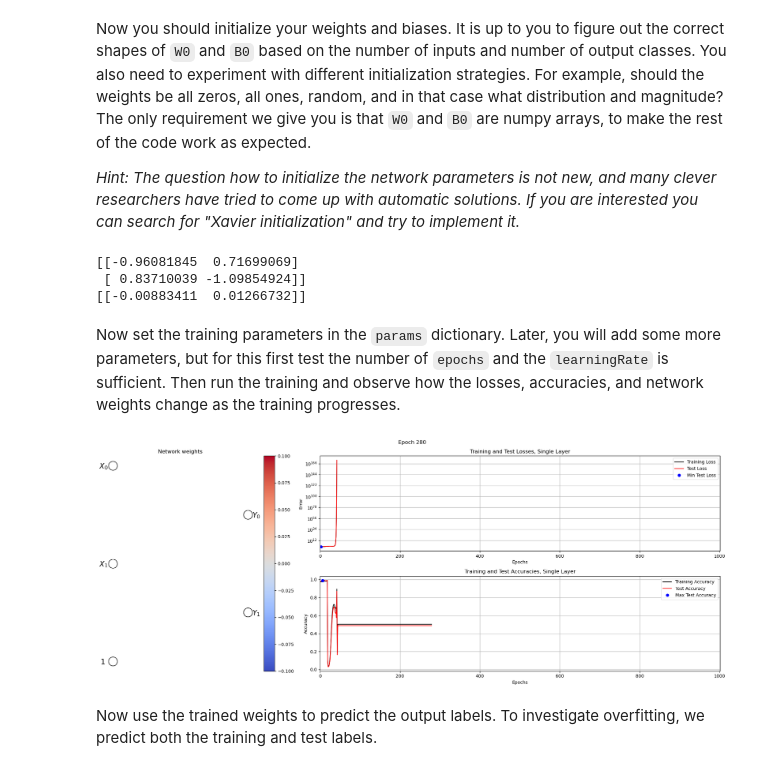
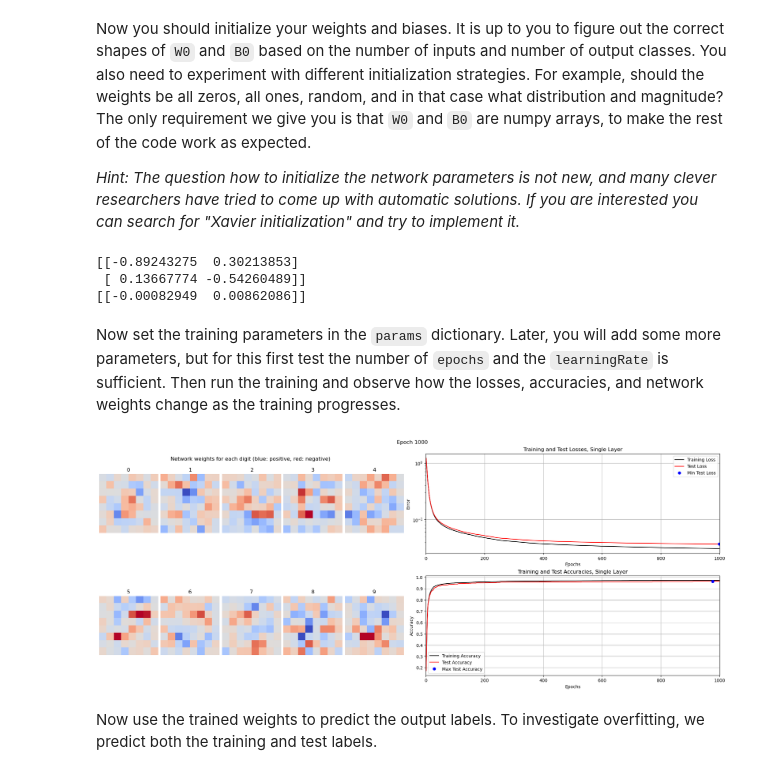
Before and after one commit to OliverGreen27/NNLabs, a Jupyter notebook: LabCode/A1_Supervised/main2_SingleLayer.ipynb, the cells around one changed output. Saved outputs shown, nothing was run; the diff lists cells and outputs as text; code cells hidden in the pictures.

```diff
--- a/LabCode/A1_Supervised/main2_SingleLayer.ipynb
+++ b/LabCode/A1_Supervised/main2_SingleLayer.ipynb
@@ -113,9 +113,9 @@ def backward(W, B, X, Y, D, useTanhOutput=False):
     # --------------------------------------------
 
     # Calculate gradients
-    GradW = -2/N * ((Y-D)*(1-Y**2)).T@X
+    GradW = -2/N * ((D-Y)*(1-Y**2)).T@X
     #GradW = -(Y-D).T@X / N# Använd D här!
-    GradB = np.sum((Y-D)*(1-Y**2), axis=0, keepdims=True) / N # Denna är inte heller rätt
+    GradB = -2/N * np.sum((D-Y)*(1-Y**2), axis=0, keepdims=True) # Denna är inte heller rätt
     #GradB = B@(D-Y) / N
     #print(B.shape)
     #print(Y.shape)
@@ -156,7 +156,7 @@ def update(W, B, GradW, GradB, params):
     # --------------------------------------------
     # === Your code here =========================
     # --------------------------------------------
-    W = W - LR * GradW
+    W = W - LR * GradW.T
     B = B - LR * GradB
 
     # ============================================
@@ -192,8 +192,10 @@ def trainSingleLayer(XTrain, DTrain, XTest, DTest, W0, B0, params, plotProgress=
     # Initialize variables
     metrics = {keys:np.zeros(params["epochs"]+1) for keys in ["lossTrain", "lossTest", "accTrain", "accTest"]}
 
+    params["useTanhOutput"] = True
+
     if "useTanhOutput" not in params:
-        params["useTanhOutput"] = True
+        params["useTanhOutput"] = False
 
     nTrain = XTrain.shape[0]
     nTest  = XTest.shape[0]
@@ -259,7 +261,7 @@ def trainSingleLayer(XTrain, DTrain, XTest, DTest, W0, B0, params, plotProgress=
 It is time to test your implementation by training the a network on the first dataset. You will begin by running all the required code manually, so you will see and understand each part of the process. Later, we will define a function that does all these steps for you. But for now, run the following cell to load the data and split it into training and test sets.
 # %%
 # Select and load dataset
-datasetNr = 1
+datasetNr = 4
 X, D, L = loadDataset(datasetNr)
 
 # Split data into training and test sets
@@ -305,16 +307,16 @@ print(W0)
 print(B0)
 # ============================================
 # %% [output]
-[[-0.96081845  0.71699069]
- [ 0.83710039 -1.09854924]]
-[[-0.00883411  0.01266732]]
+[[-0.89243275  0.30213853]
+ [ 0.13667774 -0.54260489]]
+[[-0.00082949  0.00862086]]
 # %% [markdown]
 Now set the training parameters in the `params` dictionary. Later, you will add some more parameters, but for this first test the number of `epochs` and the `learningRate` is sufficient. Then run the training and observe how the losses, accuracies, and network weights change as the training progresses.
 # %%
-params = {"epochs": 1000, "learningRate": 0.05}
+params = {"epochs": 1000, "learningRate": 0.1}
 W, B, metrics = trainSingleLayer(XTrainNorm, DTrain, XTestNorm, DTest, W0, B0, params, plotProgress=True)
 # %% [output]
-[figure, old version]
+[figure, new version]
 # %% [markdown]
 Now use the trained weights to predict the output labels. To investigate overfitting, we predict both the training and test labels.
 # %%
```
Also changed, not shown: parts of 10 cells of this notebook.
